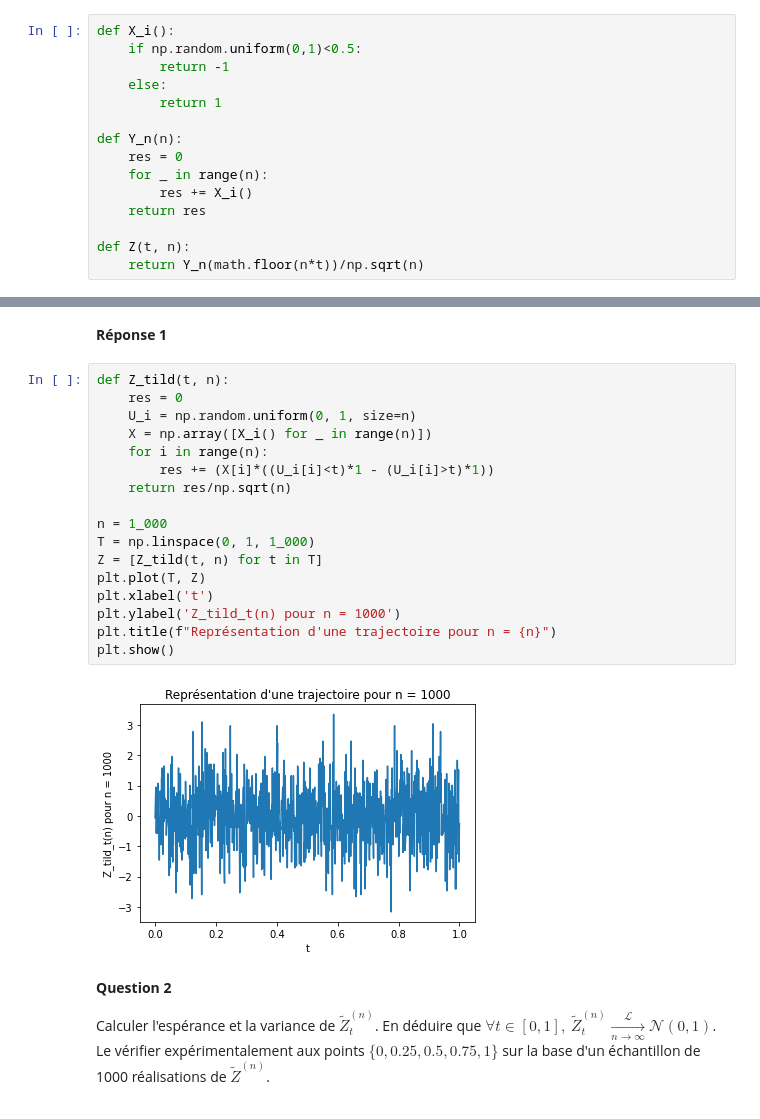
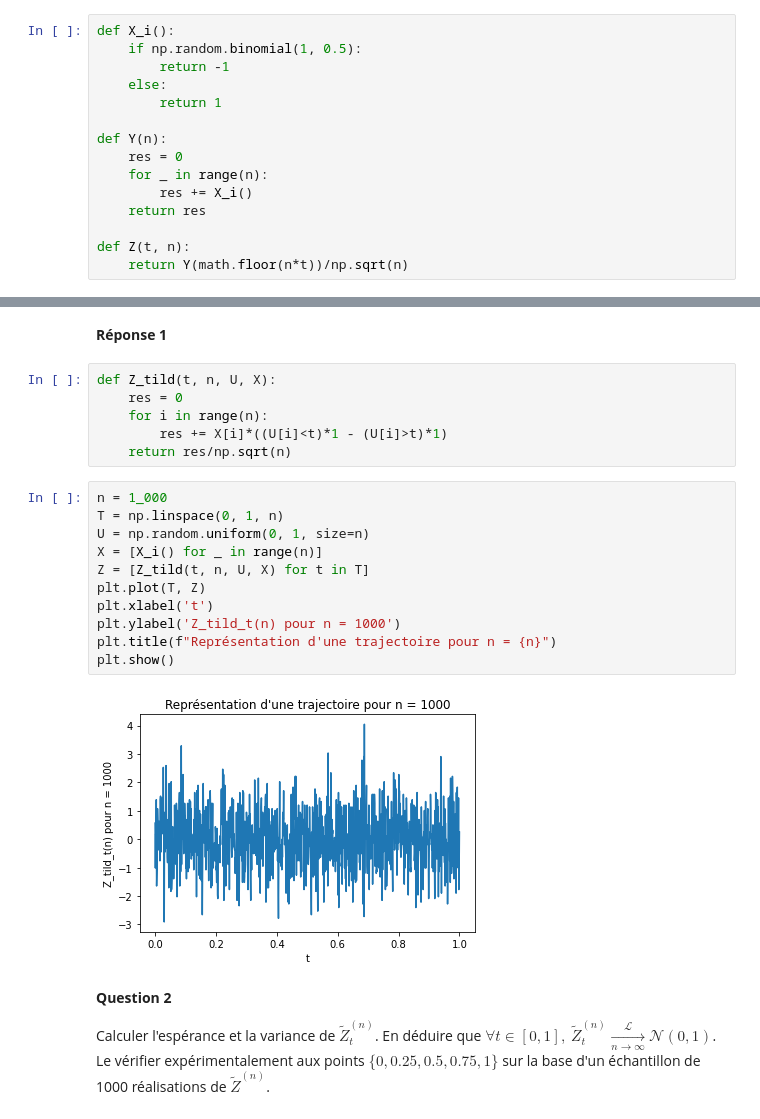
Before and after one commit to gabrielleberrada/projet_num_proba, a Jupyter notebook: Projet_numerique_de_Probabilités_2022 - enonce.ipynb, the cells around one changed output, grey strips where cells are left out. Drawn from its saved outputs; the diff is of its cells as text.

```diff
--- a/Projet_numerique_de_Probabilités_2022 - enonce.ipynb
+++ b/Projet_numerique_de_Probabilités_2022 - enonce.ipynb
@@ -139,19 +139,19 @@ Donc les $(t_i, t_{i+1}]$ forment une partition de $(0, 1]$.
 3.
 # %%
 def X_i():
-    if np.random.uniform(0,1)<0.5:
+    if np.random.binomial(1, 0.5):
         return -1
     else:
         return 1
 
-def Y_n(n):
+def Y(n):
     res = 0
     for _ in range(n):
         res += X_i()
     return res
 
 def Z(t, n):
-    return Y_n(math.floor(n*t))/np.sqrt(n)
+    return Y(math.floor(n*t))/np.sqrt(n)
 # %% [markdown]
 Remarque : On pourrait également implémenter les $X_i$ en remarquant qu'ils suivent la même loi que $2\times V -1$ où $V$ est une variable aléatoire suivant une loi de Bernoulli de paramètre $\frac{1}{2}$.
 # %%
@@ -222,25 +230,25 @@ Cette construction permet de définir un algorithme alternatif de simulation d'u
 Discrétiser l'intervalle $[0,1]$ en 1000 points de manière régulière et implémenter l'algorithme (commencer par n = 1). Représenter une trajectoire pour $n = 1000$.
 # %% [markdown]
 **Réponse 1**
+# %%
+def Z_tild(t, n, U, X):
+    res = 0
+    for i in range(n):
+        res += X[i]*((U[i]<t)*1 - (U[i]>t)*1)
+    return res/np.sqrt(n)
 # %%
-def Z_tild(t, n):
-    res = 0
-    U_i = np.random.uniform(0, 1, size=n)
-    X = np.array([X_i() for _ in range(n)])
-    for i in range(n):
-        res += (X[i]*((U_i[i]<t)*1 - (U_i[i]>t)*1))
-    return res/np.sqrt(n)
-
 n = 1_000
-T = np.linspace(0, 1, 1_000)
-Z = [Z_tild(t, n) for t in T]
+T = np.linspace(0, 1, n)
+U = np.random.uniform(0, 1, size=n)
+X = [X_i() for _ in range(n)]
+Z = [Z_tild(t, n, U, X) for t in T]
 plt.plot(T, Z)
 plt.xlabel('t')
 plt.ylabel('Z_tild_t(n) pour n = 1000')
 plt.title(f"Représentation d'une trajectoire pour n = {n}")
 plt.show()
 # %% [output]
-[figure, old version]
+[figure, new version]
 # %% [markdown]
 **Question 2**
 
```
Also changed, not shown: parts of 14 cells of this notebook.
